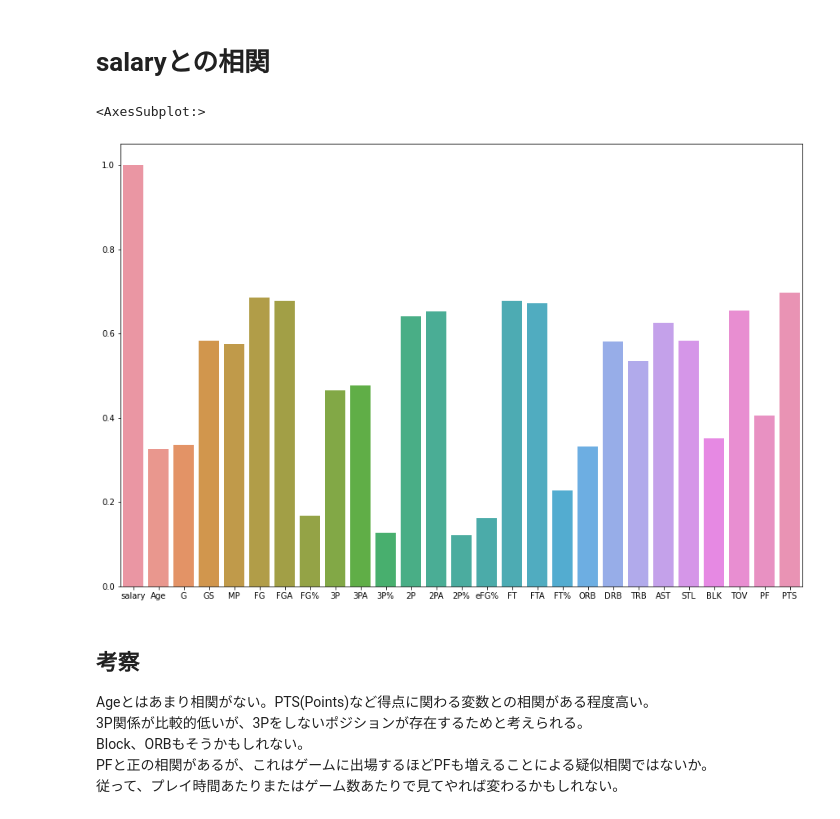
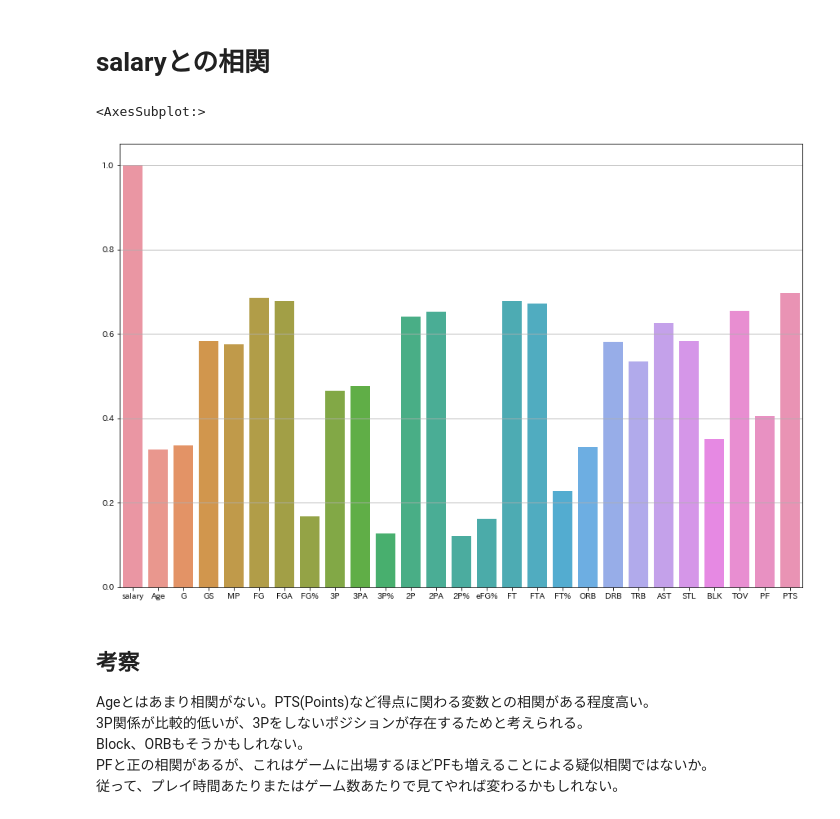
Before and after one commit to iusami/NBA_salary_analysis, a Jupyter notebook: notebook/summary.ipynb, the cells around one changed output. Saved outputs shown, nothing was run; the diff lists cells and outputs as text; code cells hidden in the pictures.

```diff
--- a/notebook/summary.ipynb
+++ b/notebook/summary.ipynb
@@ -147,10 +147,11 @@ df_numerical = df_numerical.astype("float")
 salary_corr = pd.DataFrame(df_numerical,columns=df_numerical.columns).corr().iloc[0,:]
 # %%
 plt.figure(figsize=(15,10))
-sns.barplot(x=salary_corr.index,y=salary_corr.values, )
+plt.grid()
+sns.barplot(x=salary_corr.index,y=salary_corr.values)
 # %% [output]
 <AxesSubplot:>
-[figure, old version]
+[figure, new version]
 # %% [markdown]
 ## 考察
 Ageとはあまり相関がない。PTS(Points)など得点に関わる変数との相関がある程度高い。
```
Also changed, not shown: parts of 4 cells of this notebook.
